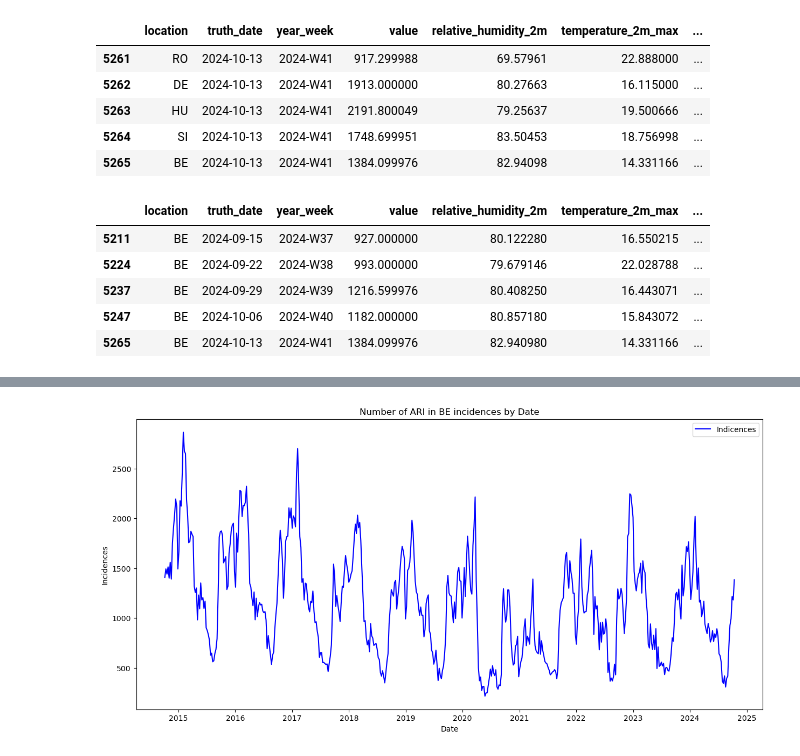
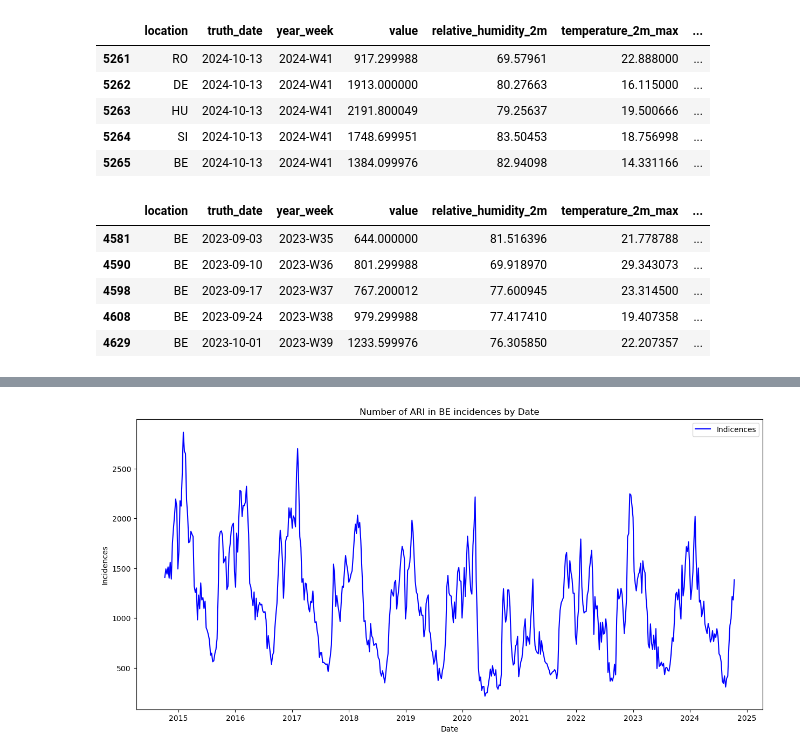
Before and after one commit to flopidopi23/TFM, a Jupyter notebook: Sarima_model_univar.ipynb, the cells around one changed output, grey strips where cells are left out. Saved outputs shown, nothing was run; the diff lists cells and outputs as text; code cells hidden in the pictures.

```diff
--- a/Sarima_model_univar.ipynb
+++ b/Sarima_model_univar.ipynb
@@ -29,11 +29,11 @@ ari_BE = ari[ari['location']=="BE"]
 train = ari_BE[ari_BE['truth_date']<="2023-09-01"]
 test = ari_BE[ari_BE['truth_date']>"2023-09-01"]
 # %%
-test.tail()
+test.head()
 # %% [output]
 |  | location | truth_date | year_week | value | relative_humidity_2m | temperature_2m_max | ... |
-| 5211 | BE | 2024-09-15 | 2024-W37 | 927.000000 | 80.122280 | 16.550215 | ... |
-| 5224 | BE | 2024-09-22 | 2024-W38 | 993.000000 | 79.679146 | 22.028788 | ... |
-| 5237 | BE | 2024-09-29 | 2024-W39 | 1216.599976 | 80.408250 | 16.443071 | ... |
-| 5247 | BE | 2024-10-06 | 2024-W40 | 1182.000000 | 80.857180 | 15.843072 | ... |
-| 5265 | BE | 2024-10-13 | 2024-W41 | 1384.099976 | 82.940980 | 14.331166 | ... |
+| 4581 | BE | 2023-09-03 | 2023-W35 | 644.000000 | 81.516396 | 21.778788 | ... |
+| 4590 | BE | 2023-09-10 | 2023-W36 | 801.299988 | 69.918970 | 29.343073 | ... |
+| 4598 | BE | 2023-09-17 | 2023-W37 | 767.200012 | 77.600945 | 23.314500 | ... |
+| 4608 | BE | 2023-09-24 | 2023-W38 | 979.299988 | 77.417410 | 19.407358 | ... |
+| 4629 | BE | 2023-10-01 | 2023-W39 | 1233.599976 | 76.305850 | 22.207357 | ... |
```
Also changed, not shown: parts of 8 cells of this notebook, 7 other files.
